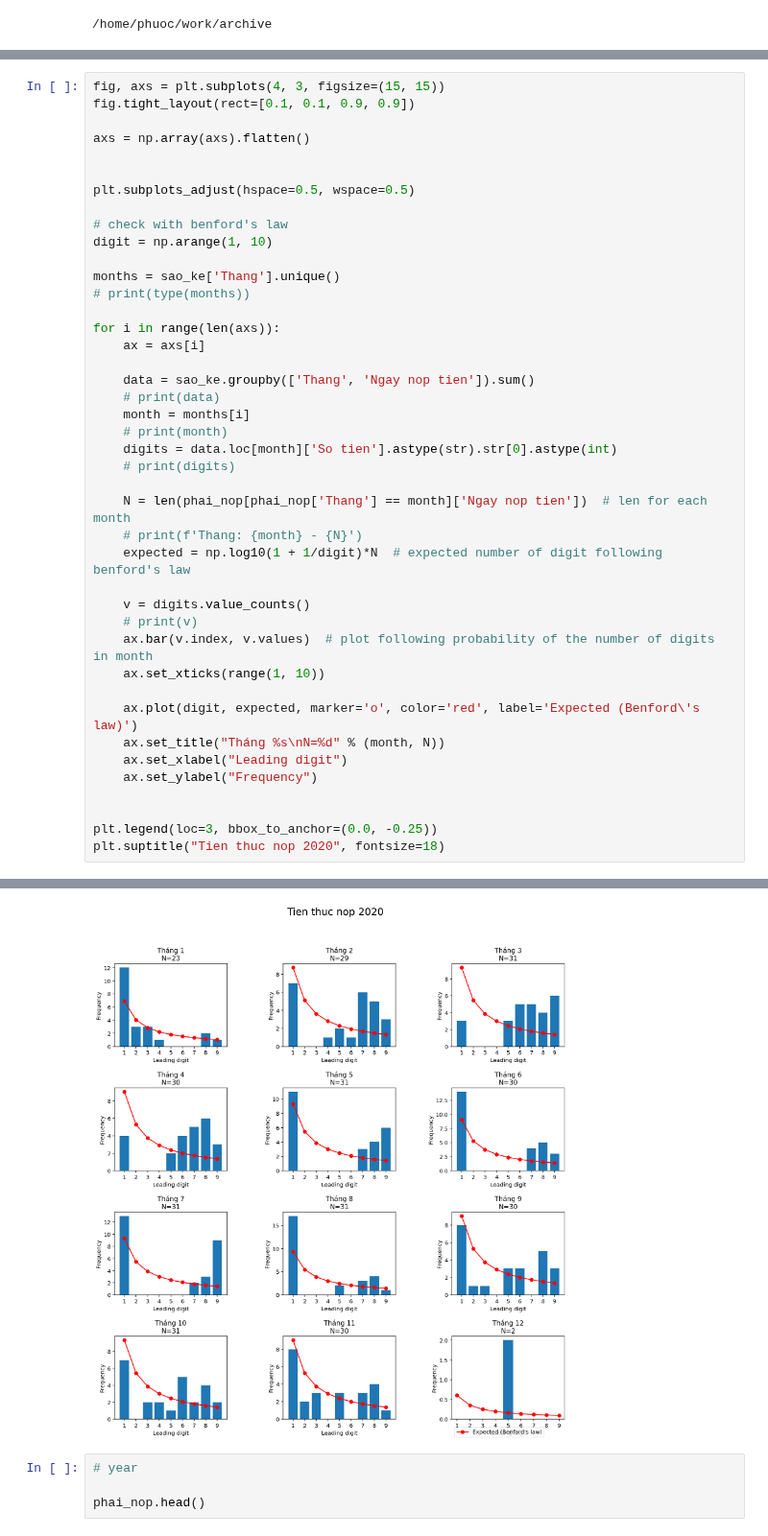
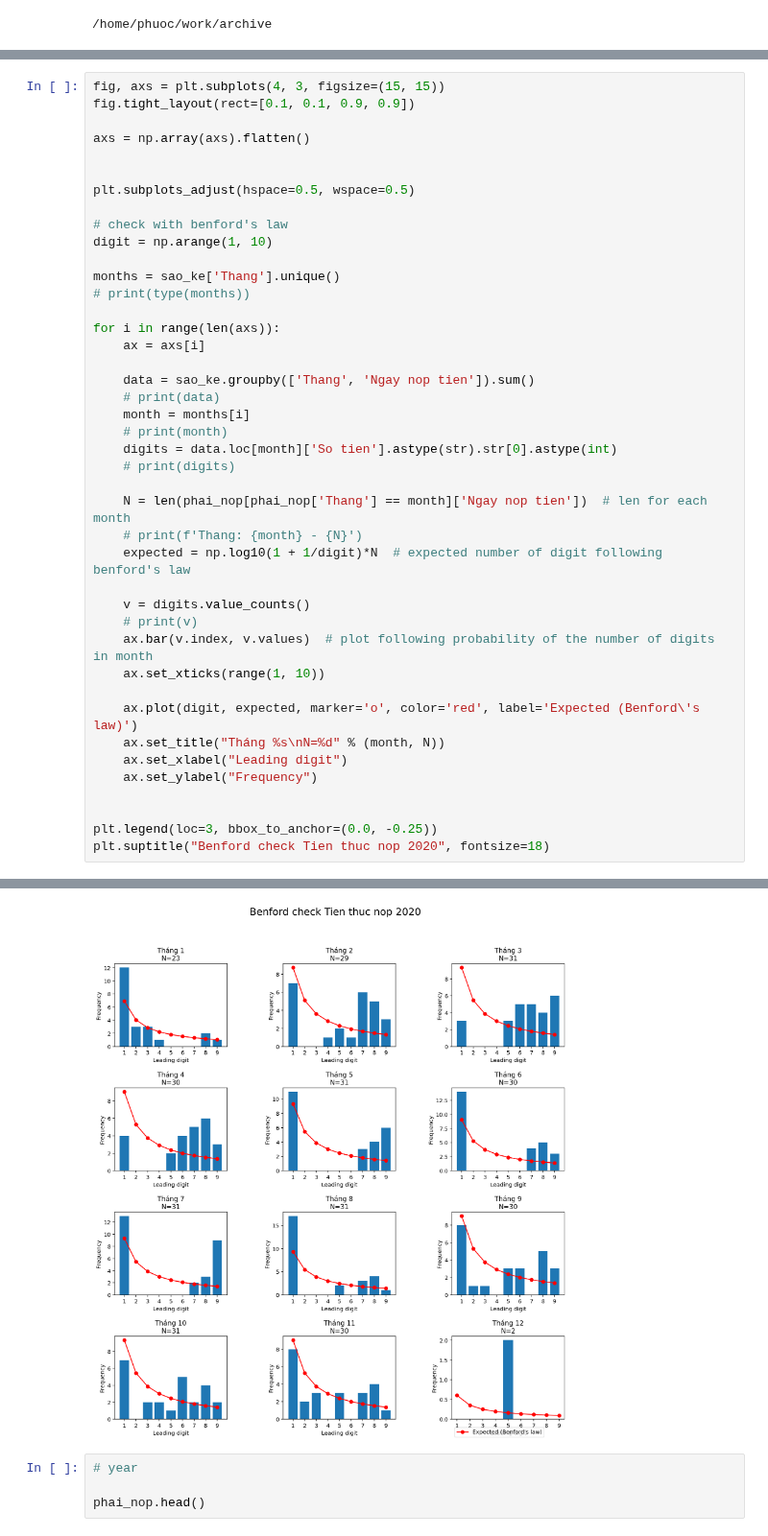
Before and after one commit to tranvietphuoc/notebook, a Jupyter notebook: analyze/COD_Benford.ipynb, the cells around one changed output, grey strips where cells are left out. Shown at 96% size. Drawn from its saved outputs; the diff is of its cells as text.

```diff
--- a/analyze/COD_Benford.ipynb
+++ b/analyze/COD_Benford.ipynb
@@ -151,5 +148,5 @@ for i in range(len(axs)):
 
 
 plt.legend(loc=3, bbox_to_anchor=(0.0, -0.25))
-plt.suptitle("Tien thuc nop 2020", fontsize=18)
+plt.suptitle("Benford check Tien thuc nop 2020", fontsize=18)
 # %% [output]
@@ -157,4 +154,4 @@ Text(0.5, 0.98, 'Tien thuc nop 2020')
-[figure, old version]
+[figure, new version]
 # %%
 # year
 
```
Also changed, not shown: parts of 15 cells of this notebook.
